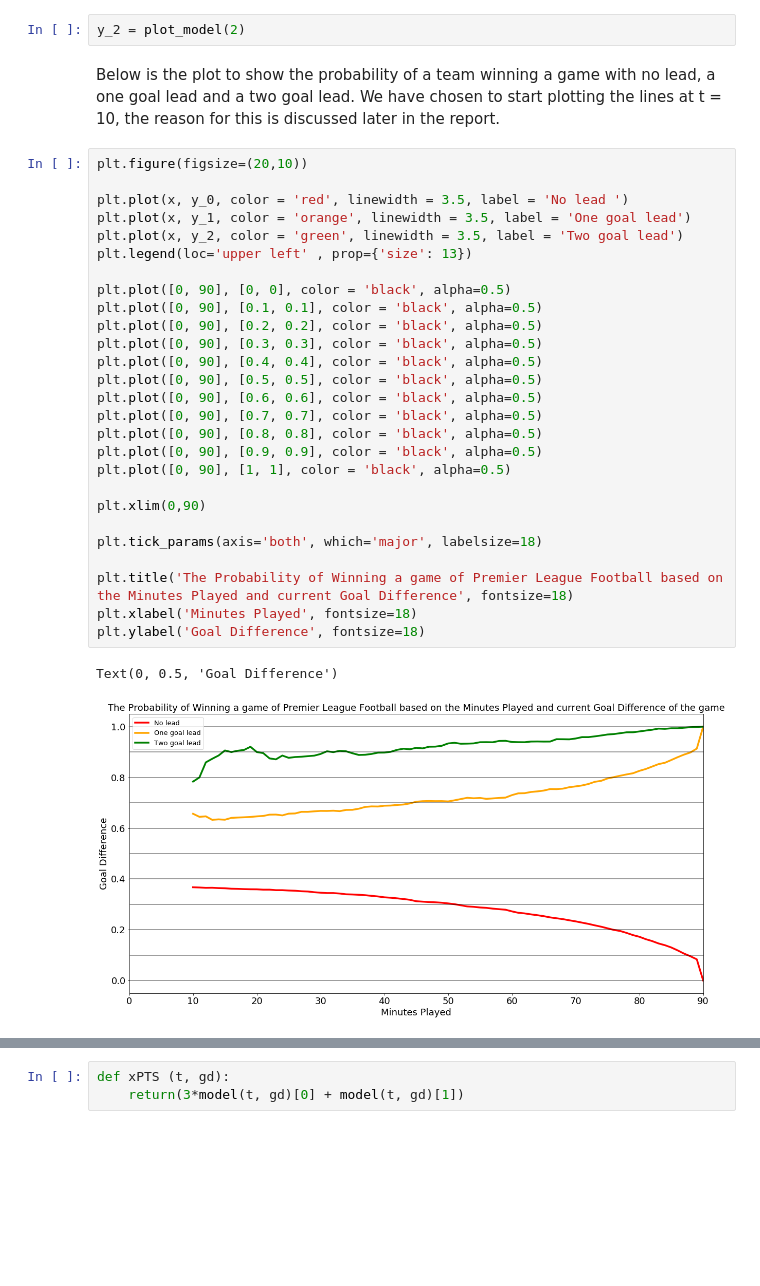
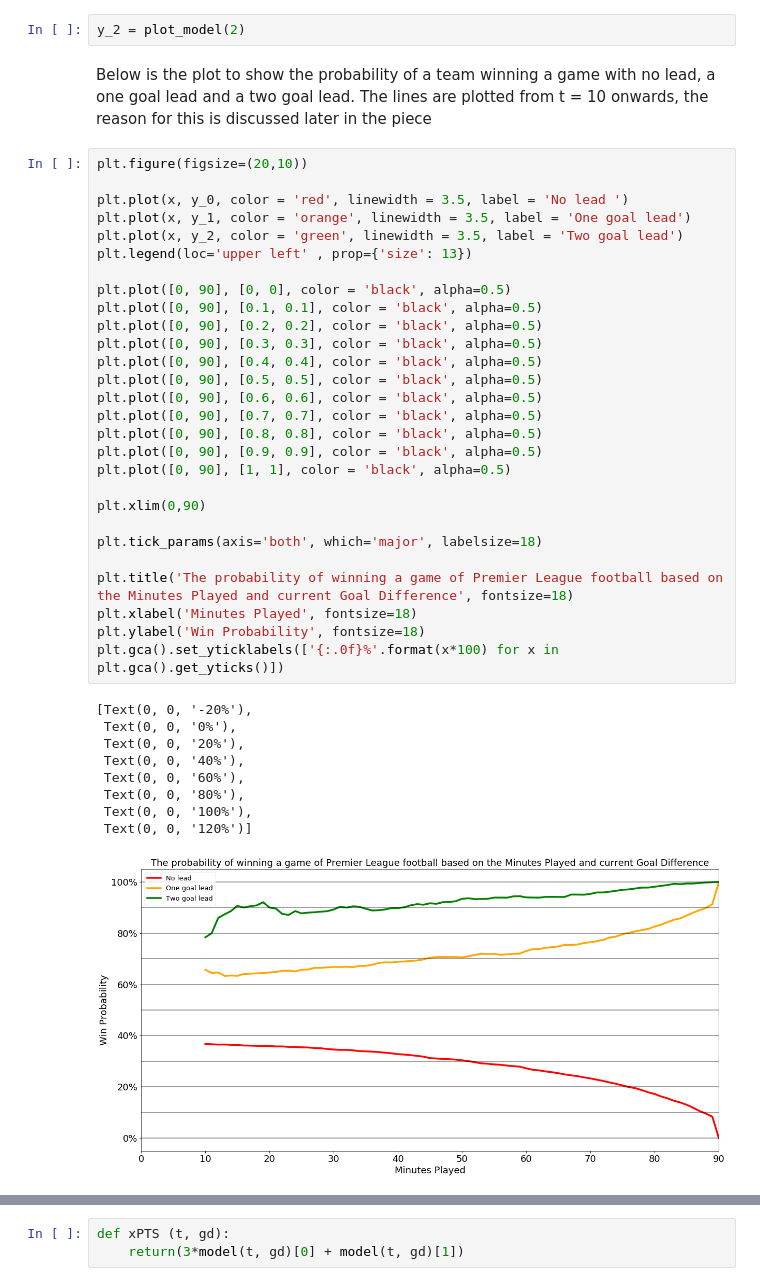
Before and after one commit to ConorSharpe/Football_Analytics_Scoreline_Analysis, a Jupyter notebook: The Most Dangerous Scoreline in Football - a Statistical Analysis of Football Scorelines .ipynb, the cells around one changed output, grey strips where cells are left out. Saved outputs shown, nothing was run; the diff lists cells and outputs as text; blank space fills up the shorter version.

```diff
--- a/The Most Dangerous Scoreline in Football - a Statistical Analysis of Football Scorelines .ipynb
+++ b/The Most Dangerous Scoreline in Football - a Statistical Analysis of Football Scorelines .ipynb
@@ -290,35 +295,43 @@ y_1 = plot_model(1)
 # %%
 y_2 = plot_model(2)
 # %% [markdown]
-Below is the plot to show the probability of a team winning a game with no lead, a one goal lead and a two goal lead. We have chosen to start plotting the lines at t = 10, the reason for this is discussed later in the report.
+Below is the plot to show the probability of a team winning a game with no lead, a one goal lead and a two goal lead. The lines are plotted from t = 10 onwards, the reason for this is discussed later in the piece
 # %%
 plt.figure(figsize=(20,10))
 
 plt.plot(x, y_0, color = 'red', linewidth = 3.5, label = 'No lead ')
 plt.plot(x, y_1, color = 'orange', linewidth = 3.5, label = 'One goal lead')
 plt.plot(x, y_2, color = 'green', linewidth = 3.5, label = 'Two goal lead')
 plt.legend(loc='upper left' , prop={'size': 13})
 
 plt.plot([0, 90], [0, 0], color = 'black', alpha=0.5)
 plt.plot([0, 90], [0.1, 0.1], color = 'black', alpha=0.5)
 plt.plot([0, 90], [0.2, 0.2], color = 'black', alpha=0.5)
 plt.plot([0, 90], [0.3, 0.3], color = 'black', alpha=0.5)
 plt.plot([0, 90], [0.4, 0.4], color = 'black', alpha=0.5)
 plt.plot([0, 90], [0.5, 0.5], color = 'black', alpha=0.5)
 plt.plot([0, 90], [0.6, 0.6], color = 'black', alpha=0.5)
 plt.plot([0, 90], [0.7, 0.7], color = 'black', alpha=0.5)
 plt.plot([0, 90], [0.8, 0.8], color = 'black', alpha=0.5)
 plt.plot([0, 90], [0.9, 0.9], color = 'black', alpha=0.5)
 plt.plot([0, 90], [1, 1], color = 'black', alpha=0.5)
 
 plt.xlim(0,90)
 
 plt.tick_params(axis='both', which='major', labelsize=18)
 
-plt.title('The Probability of Winning a game of Premier League Football based on the Minutes Played and current Goal Difference', fontsize=18)
+plt.title('The probability of winning a game of Premier League football based on the Minutes Played and current Goal Difference', fontsize=18)
 plt.xlabel('Minutes Played', fontsize=18)
-plt.ylabel('Goal Difference', fontsize=18)
+plt.ylabel('Win Probability', fontsize=18)
+plt.gca().set_yticklabels(['{:.0f}%'.format(x*100) for x in plt.gca().get_yticks()])
 # %% [output]
-Text(0, 0.5, 'Goal Difference')
+[Text(0, 0, '-20%'),
+ Text(0, 0, '0%'),
+ Text(0, 0, '20%'),
+ Text(0, 0, '40%'),
+ Text(0, 0, '60%'),
+ Text(0, 0, '80%'),
+ Text(0, 0, '100%'),
+ Text(0, 0, '120%')]
-[figure, old version]
+[figure, new version]
 # %% [markdown]
```
Also changed, not shown: parts of 27 cells of this notebook.
